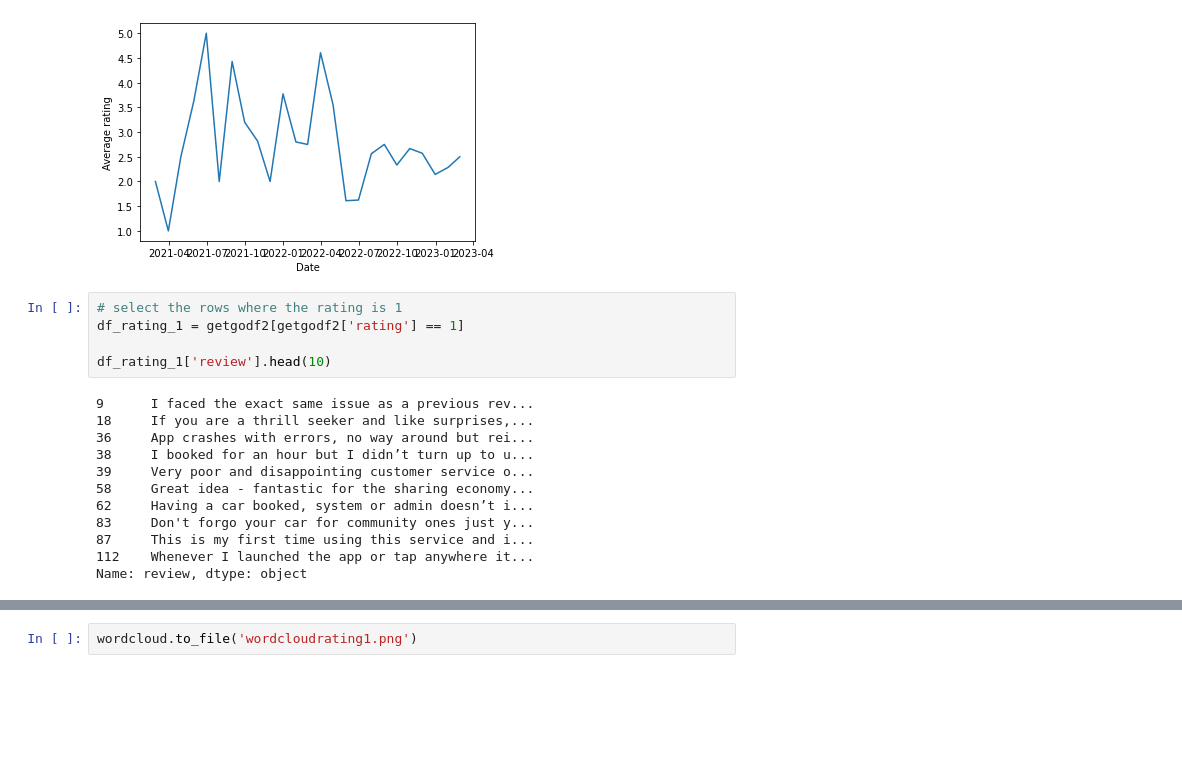
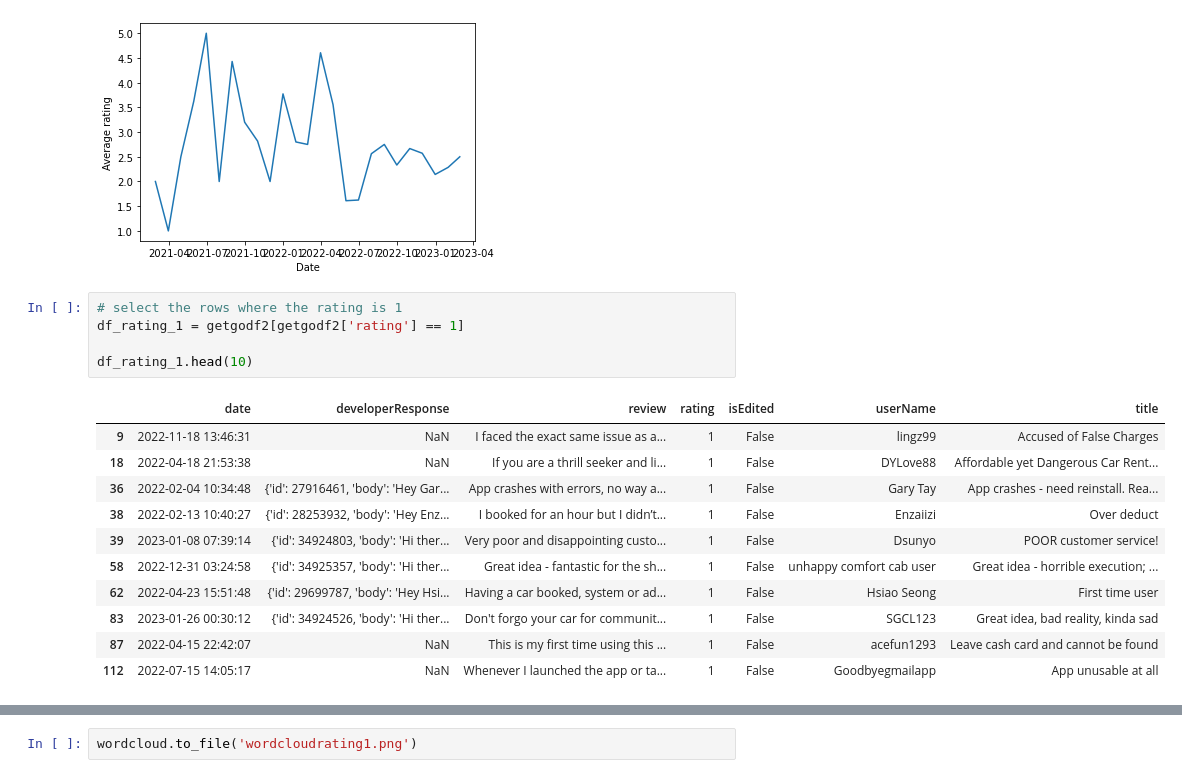
Before and after one commit to taoo0316/GetGo-App-Reviews, a Jupyter notebook: NLP on GetGo Reviews.ipynb, the cells around one changed output, grey strips where cells are left out. Saved outputs shown, nothing was run; the diff lists cells and outputs as text; blank space fills up the shorter version.

Commit message:
looking into reviews

```diff
--- a/NLP on GetGo Reviews.ipynb
+++ b/NLP on GetGo Reviews.ipynb
@@ -143,20 +143,20 @@ plt.show()
 # %%
 # select the rows where the rating is 1
 df_rating_1 = getgodf2[getgodf2['rating'] == 1]
 
-df_rating_1['review'].head(10)
+df_rating_1.head(10)
 # %% [output]
-9      I faced the exact same issue as a previous rev...
-18     If you are a thrill seeker and like surprises,...
-36     App crashes with errors, no way around but rei...
-38     I booked for an hour but I didn’t turn up to u...
-39     Very poor and disappointing customer service o...
-58     Great idea - fantastic for the sharing economy...
-62     Having a car booked, system or admin doesn’t i...
-83     Don't forgo your car for community ones just y...
-87     This is my first time using this service and i...
-112    Whenever I launched the app or tap anywhere it...
-Name: review, dtype: object
+|  | date | developerResponse | review | rating | isEdited | userName | title |
+| 9 | 2022-11-18 13:46:31 | NaN | I faced the exact same issue as a... | 1 | False | lingz99 | Accused of False Charges |
+| 18 | 2022-04-18 21:53:38 | NaN | If you are a thrill seeker and li... | 1 | False | DYLove88 | Affordable yet Dangerous Car Rent... |
+| 36 | 2022-02-04 10:34:48 | {'id': 27916461, 'body': 'Hey Gar... | App crashes with errors, no way a... | 1 | False | Gary Tay | App crashes - need reinstall. Rea... |
+| 38 | 2022-02-13 10:40:27 | {'id': 28253932, 'body': 'Hey Enz... | I booked for an hour but I didn’t... | 1 | False | Enzaiizi | Over deduct |
+| 39 | 2023-01-08 07:39:14 | {'id': 34924803, 'body': 'Hi ther... | Very poor and disappointing custo... | 1 | False | Dsunyo | POOR customer service! |
+| 58 | 2022-12-31 03:24:58 | {'id': 34925357, 'body': 'Hi ther... | Great idea - fantastic for the sh... | 1 | False | unhappy comfort cab user | Great idea - horrible execution; ... |
+| 62 | 2022-04-23 15:51:48 | {'id': 29699787, 'body': 'Hey Hsi... | Having a car booked, system or ad... | 1 | False | Hsiao Seong | First time user |
+| 83 | 2023-01-26 00:30:12 | {'id': 34924526, 'body': 'Hi ther... | Don't forgo your car for communit... | 1 | False | SGCL123 | Great idea, bad reality, kinda sad |
+| 87 | 2022-04-15 22:42:07 | NaN | This is my first time using this ... | 1 | False | acefun1293 | Leave cash card and cannot be found |
+| 112 | 2022-07-15 14:05:17 | NaN | Whenever I launched the app or ta... | 1 | False | Goodbyegmailapp | App unusable at all |
 # %%
 # create a word cloud from the review column
 text = ' '.join(df_rating_1['review'].astype(str))
```
Also changed, not shown: parts of 10 cells of this notebook, 4 other files.
